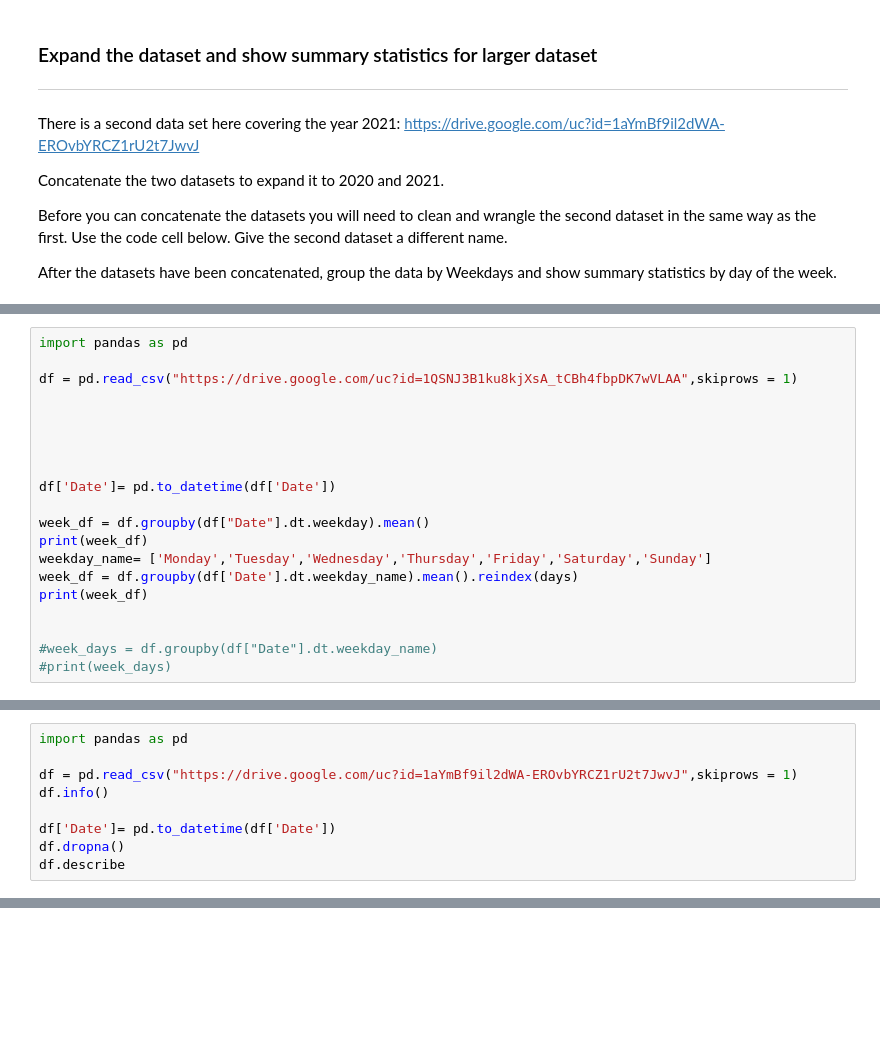
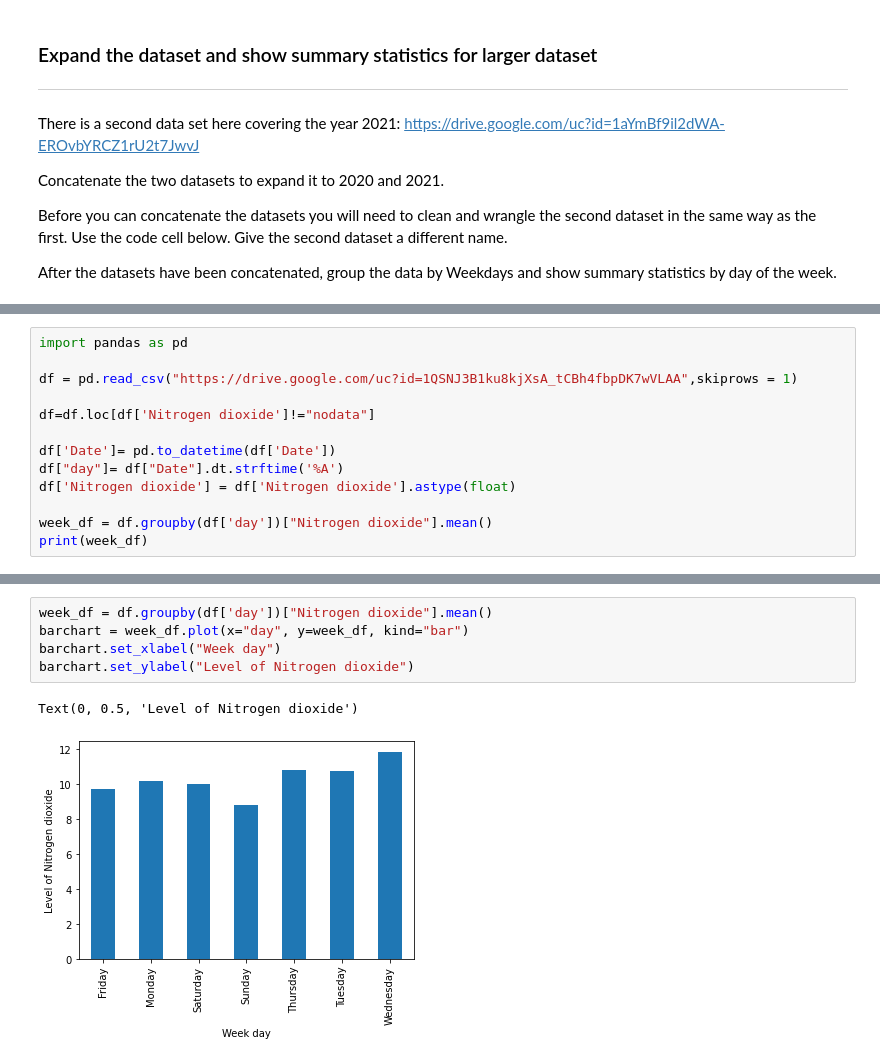
Before and after one commit to RautenM/PythonFundamentals, a Jupyter notebook: Copy_of_Air_quality_mini_project.ipynb, the cells around one changed output, grey strips where cells are left out. Cells and saved outputs as stored; diff of their text form; blank space fills up the shorter version.

```diff
--- a/Copy_of_Air_quality_mini_project.ipynb
+++ b/Copy_of_Air_quality_mini_project.ipynb
@@ -69,19 +61,12 @@ import pandas as pd
 
 df = pd.read_csv("https://drive.google.com/uc?id=1QSNJ3B1ku8kjXsA_tCBh4fbpDK7wVLAA",skiprows = 1)
 
-
-
-
+df=df.loc[df['Nitrogen dioxide']!="nodata"]
 
 df['Date']= pd.to_datetime(df['Date'])
+df["day"]= df["Date"].dt.strftime('%A')
+df['Nitrogen dioxide'] = df['Nitrogen dioxide'].astype(float)
 
-week_df = df.groupby(df["Date"].dt.weekday).mean()
+week_df = df.groupby(df['day'])["Nitrogen dioxide"].mean()
 print(week_df)
-weekday_name= ['Monday','Tuesday','Wednesday','Thursday','Friday','Saturday','Sunday']
-week_df = df.groupby(df['Date'].dt.weekday_name).mean().reindex(days)
-print(week_df)
-
-
-#week_days = df.groupby(df["Date"].dt.weekday_name)
-#print(week_days)
 # %% [output]
@@ -98,9 +81,0 @@ AttributeError: ignored
-# %%
-import pandas as pd
-
-df = pd.read_csv("https://drive.google.com/uc?id=1aYmBf9il2dWA-EROvbYRCZ1rU2t7JwvJ",skiprows = 1)
-df.info()
-
-df['Date']= pd.to_datetime(df['Date'])
-df.dropna()
-df.describe
@@ -167,0 +82,8 @@ TypeError: ignored
+# %%
+week_df = df.groupby(df['day'])["Nitrogen dioxide"].mean()
+barchart = week_df.plot(x="day", y=week_df, kind="bar")
+barchart.set_xlabel("Week day")
+barchart.set_ylabel("Level of Nitrogen dioxide")
+# %% [output]
+Text(0, 0.5, 'Level of Nitrogen dioxide')
+[figure, added]
```
Also changed, not shown: parts of 5 cells of this notebook.
